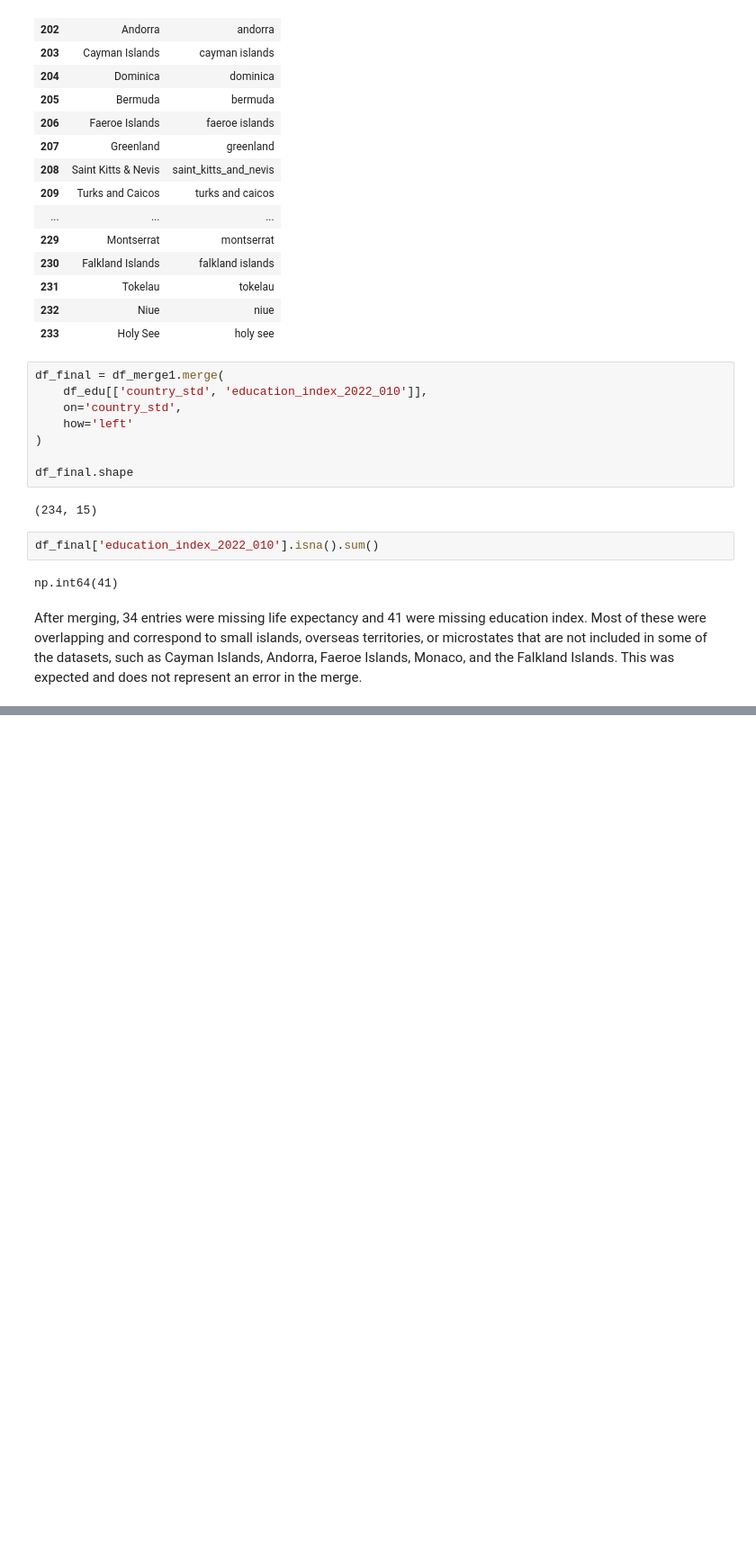
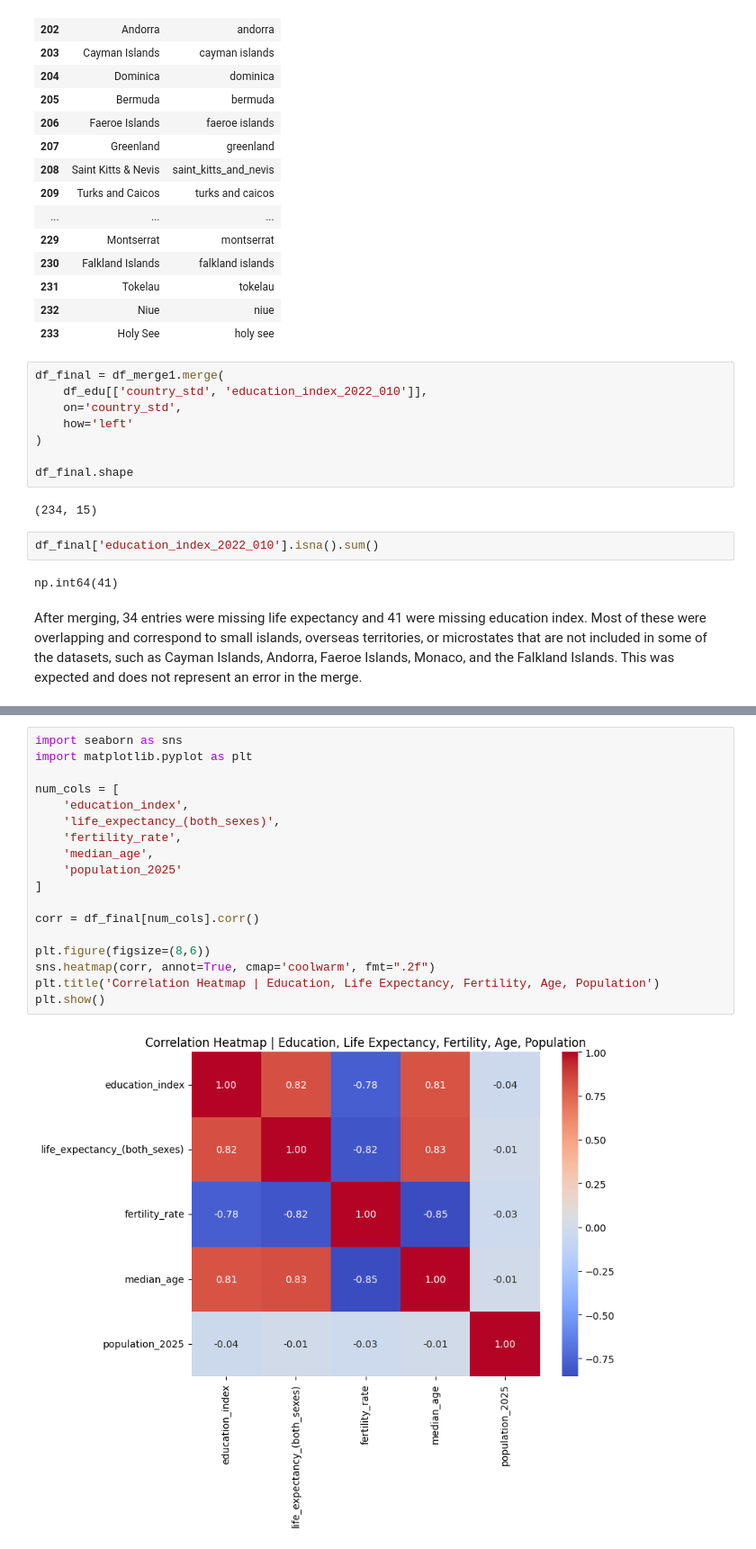
Before and after one commit to Maurice912/DATA_preprocessing_project, a Jupyter notebook: notebooks/data.ipynb, the cells around one changed output, grey strips where cells are left out. Shown: that part at 90% size. Drawn from its saved outputs; the diff is of its cells as text; blank space fills up the shorter version.

```diff
--- a/notebooks/data.ipynb
+++ b/notebooks/data.ipynb
@@ -552,0 +702,20 @@ This was expected and does not represent an error in the merge.
+# %%
+import seaborn as sns
+import matplotlib.pyplot as plt
+
+num_cols = [
+    'education_index',
+    'life_expectancy_(both_sexes)',
+    'fertility_rate',
+    'median_age',
+    'population_2025'
+]
+
+corr = df_final[num_cols].corr()
+
+plt.figure(figsize=(8,6))
+sns.heatmap(corr, annot=True, cmap='coolwarm', fmt=".2f")
+plt.title('Correlation Heatmap | Education, Life Expectancy, Fertility, Age, Population')
+plt.show()
+# %% [output]
+[figure, added]
```
Also changed, not shown: parts of 20 cells of this notebook.
